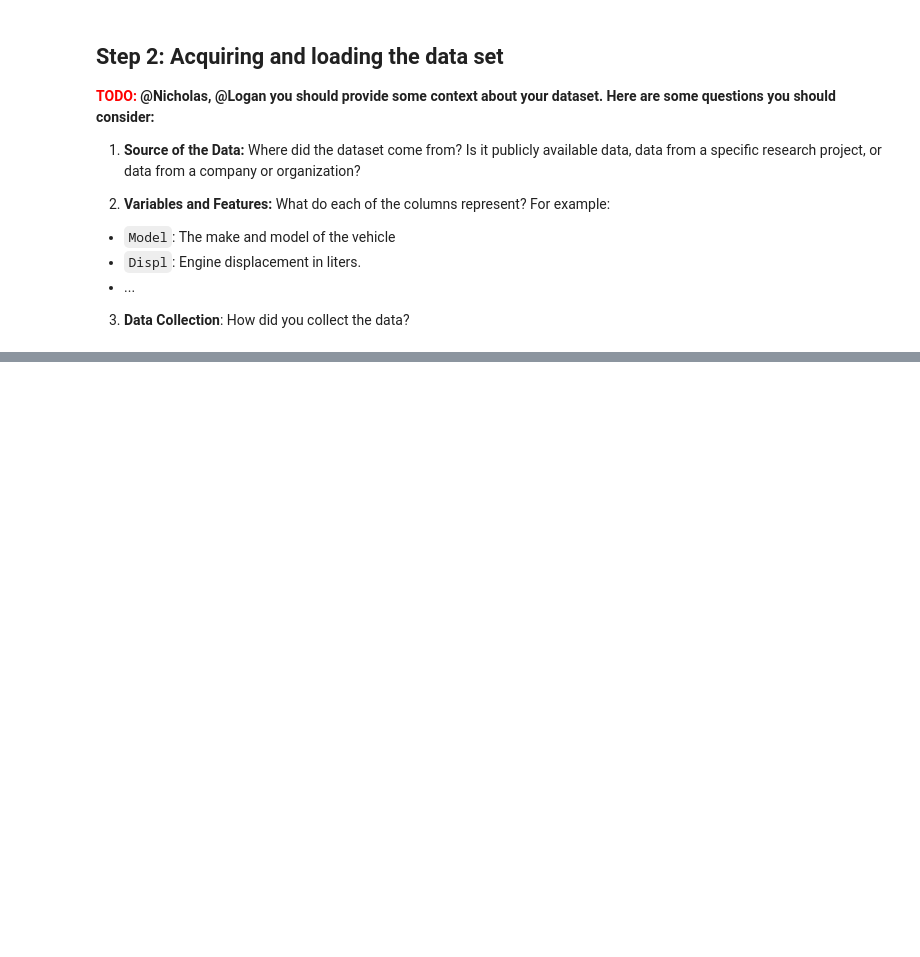
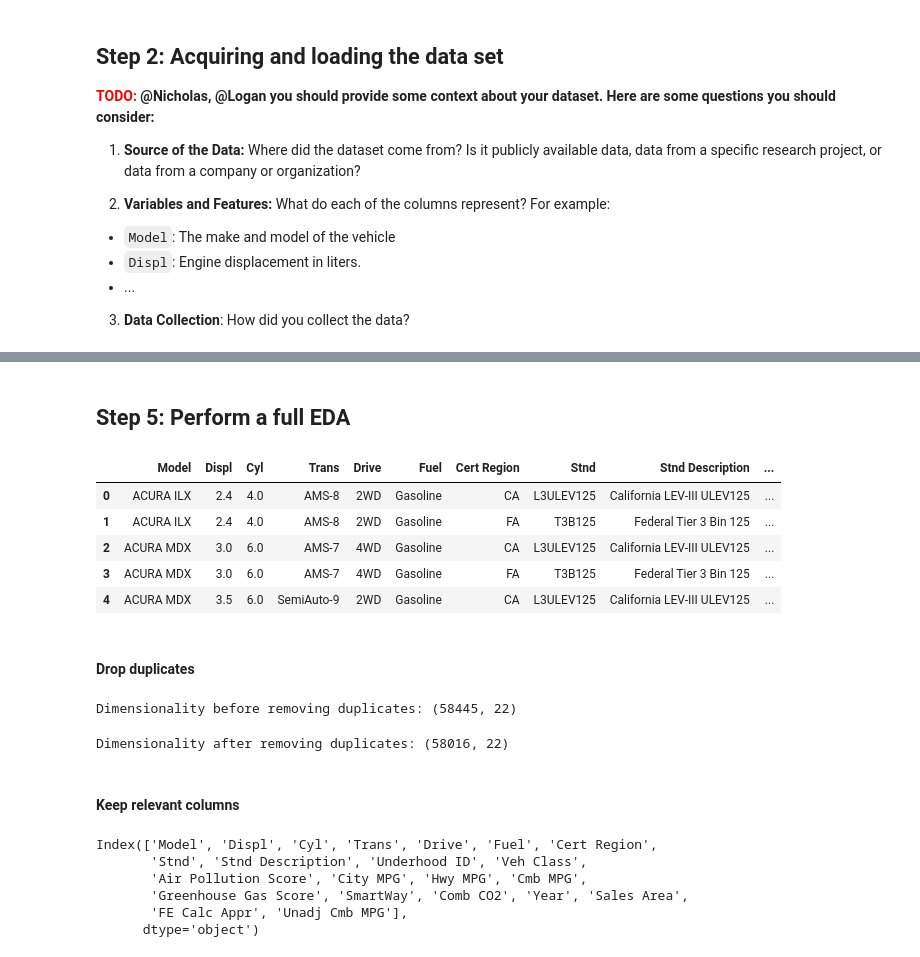
Before and after one commit to 4GeeksAcademy/World-Data-Final-Project, a Jupyter notebook: src/exploreclean_feedback.ipynb, the cells around one changed output, grey strips where cells are left out. Cells and saved outputs as stored; diff of their text form; code cells hidden in the pictures; blank space fills up the shorter version.

```diff
--- a/src/exploreclean_feedback.ipynb
+++ b/src/exploreclean_feedback.ipynb
@@ -364,0 +93,19 @@ TypeError: Encoders require their input argument must be uniformly strings or nu
+# %% [markdown]
+## Step 5: Perform a full EDA
+# %%
+# See fist 5 rows
+merged_data.head()
+# %% [output]
+|  | Model | Displ | Cyl | Trans | Drive | Fuel | Cert Region | Stnd | Stnd Description | ... |
+| 0 | ACURA ILX | 2.4 | 4.0 | AMS-8 | 2WD | Gasoline | CA | L3ULEV125 | California LEV-III ULEV125 | ... |
+| 1 | ACURA ILX | 2.4 | 4.0 | AMS-8 | 2WD | Gasoline | FA | T3B125 | Federal Tier 3 Bin 125 | ... |
+| 2 | ACURA MDX | 3.0 | 6.0 | AMS-7 | 4WD | Gasoline | CA | L3ULEV125 | California LEV-III ULEV125 | ... |
+| 3 | ACURA MDX | 3.0 | 6.0 | AMS-7 | 4WD | Gasoline | FA | T3B125 | Federal Tier 3 Bin 125 | ... |
+| 4 | ACURA MDX | 3.5 | 6.0 | SemiAuto-9 | 2WD | Gasoline | CA | L3ULEV125 | California LEV-III ULEV125 | ... |
+# %% [markdown]
+#### Drop duplicates
+# %%
+nrows, ncolumns = merged_data.shape
+print(f"Dimensionality before removing duplicates: ({nrows}, {ncolumns})")
+# %% [output]
+Dimensionality before removing duplicates: (58445, 22)
@@ -364,0 +115,17 @@ TypeError: Encoders require their input argument must be uniformly strings or nu
+# %%
+nrows, ncolumns = merged_data.shape
+print(f"Dimensionality after removing duplicates: ({nrows}, {ncolumns})")
+# %% [output]
+Dimensionality after removing duplicates: (58016, 22)
+# %% [markdown]
+#### Keep relevant columns
+# %%
+# Column names
+merged_data.columns
+# %% [output]
+Index(['Model', 'Displ', 'Cyl', 'Trans', 'Drive', 'Fuel', 'Cert Region',
+       'Stnd', 'Stnd Description', 'Underhood ID', 'Veh Class',
+       'Air Pollution Score', 'City MPG', 'Hwy MPG', 'Cmb MPG',
+       'Greenhouse Gas Score', 'SmartWay', 'Comb CO2', 'Year', 'Sales Area',
+       'FE Calc Appr', 'Unadj Cmb MPG'],
+      dtype='object')
```
Also changed, not shown: parts of 66 cells of this notebook, 25 other files.
